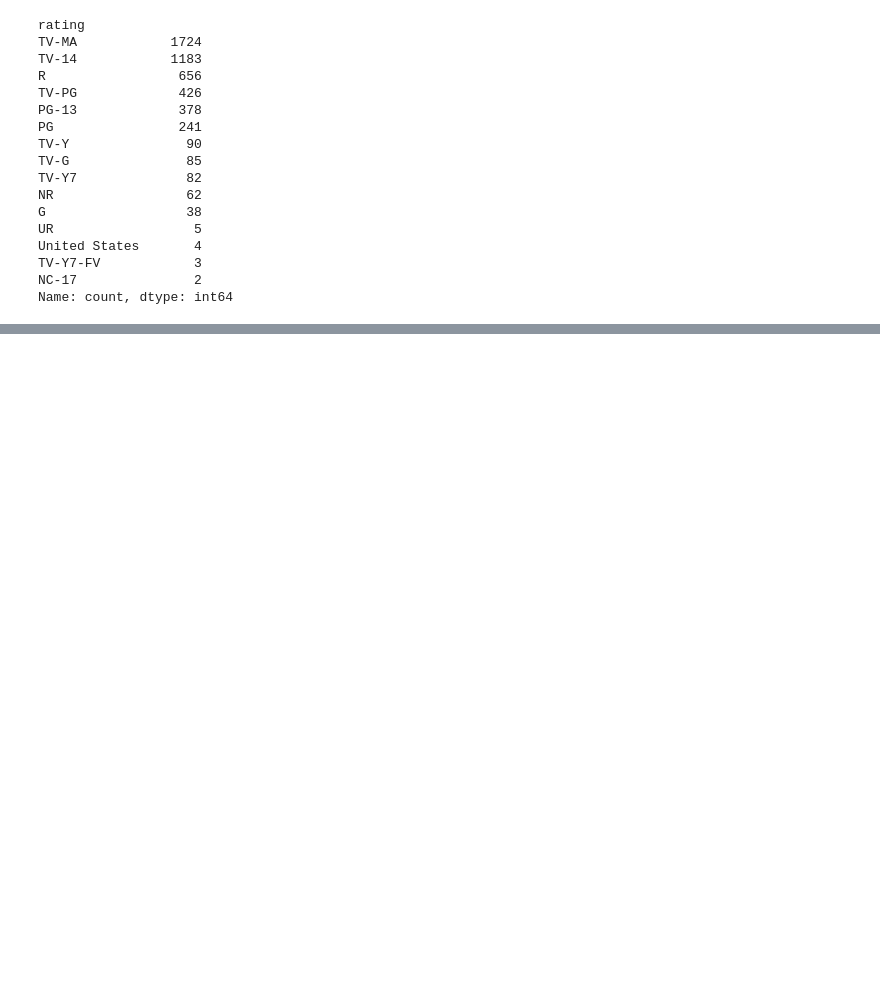
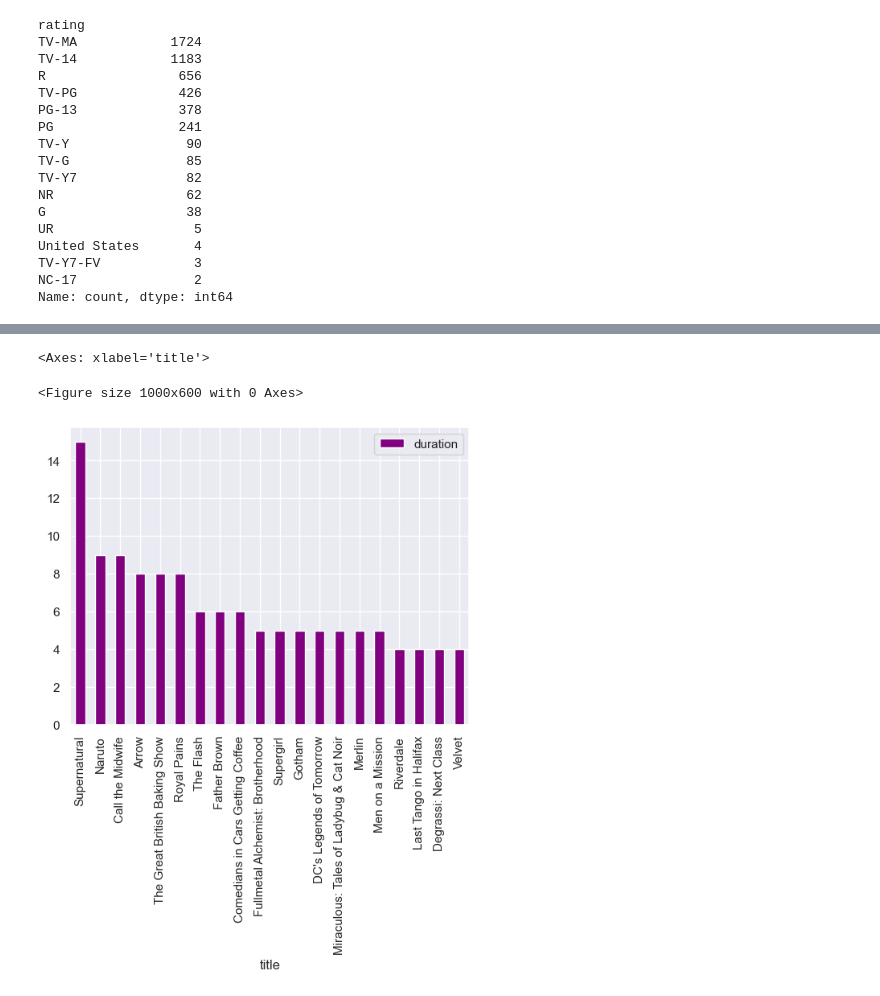
Before and after one commit to dilaraseren/eda-data-set, a Jupyter notebook: eda.ipynb, the cells around one changed output, grey strips where cells are left out. Drawn from its saved outputs; the diff is of its cells as text; code cells hidden in the pictures; blank space fills up the shorter version.

```diff
--- a/eda.ipynb
+++ b/eda.ipynb
@@ -227,0 +264,3 @@ TypeError: Could not convert s6118 to numeric
+# %%
+tv_df.loc[:, 'duration'] = tv_df['duration'].astype(int, copy=True)
+tv_df['duration']
@@ -227,0 +280,9 @@ TypeError: Could not convert s6118 to numeric
+# %%
+#Extract the columns from tv_df
+columns=['title','duration']
+tv_shows = tv_df[columns]
+# %%
+tv_shows = tv_shows.sort_values(by='duration',ascending=False)
+tv_shows
+top20 = tv_shows[0:20]
+top20
@@ -227,0 +307,7 @@ TypeError: Could not convert s6118 to numeric
+# %%
+plt.figure(figsize=(10,6))
+top20.plot(kind='bar',x='title',y='duration', color='purple')
+# %% [output]
+<Axes: xlabel='title'>
+<Figure size 1000x600 with 0 Axes>
+[figure, added]
```
Also changed, not shown: parts of 59 cells of this notebook.
